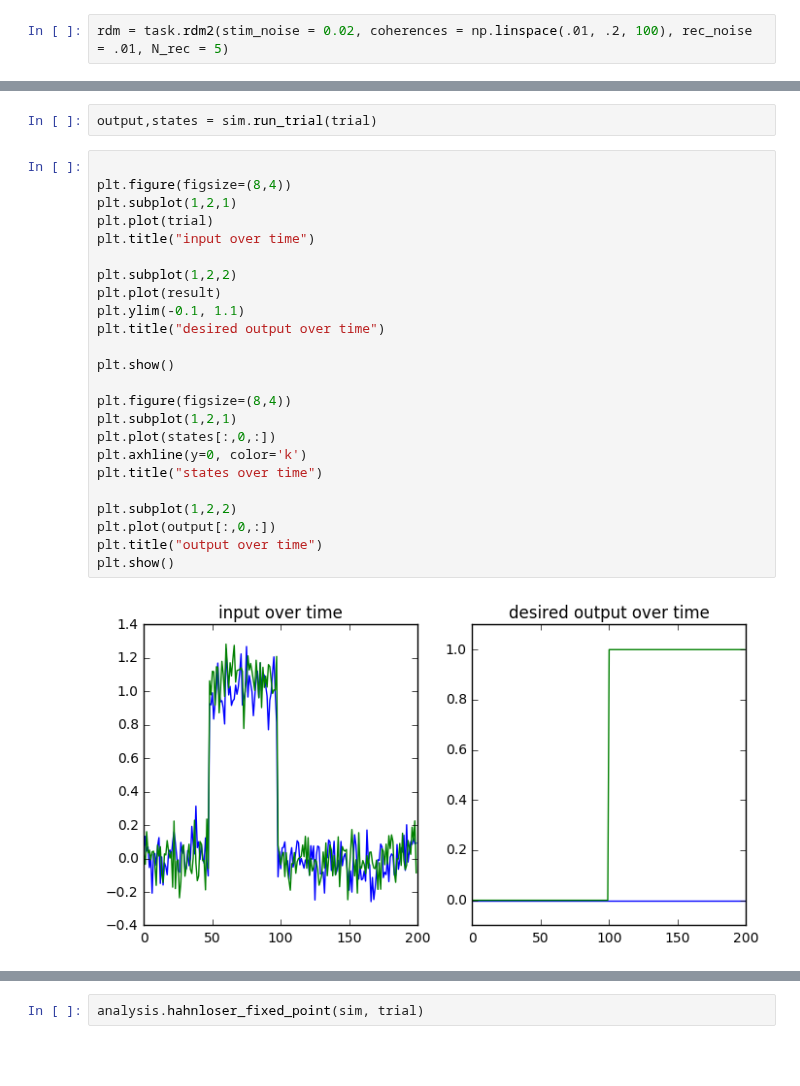
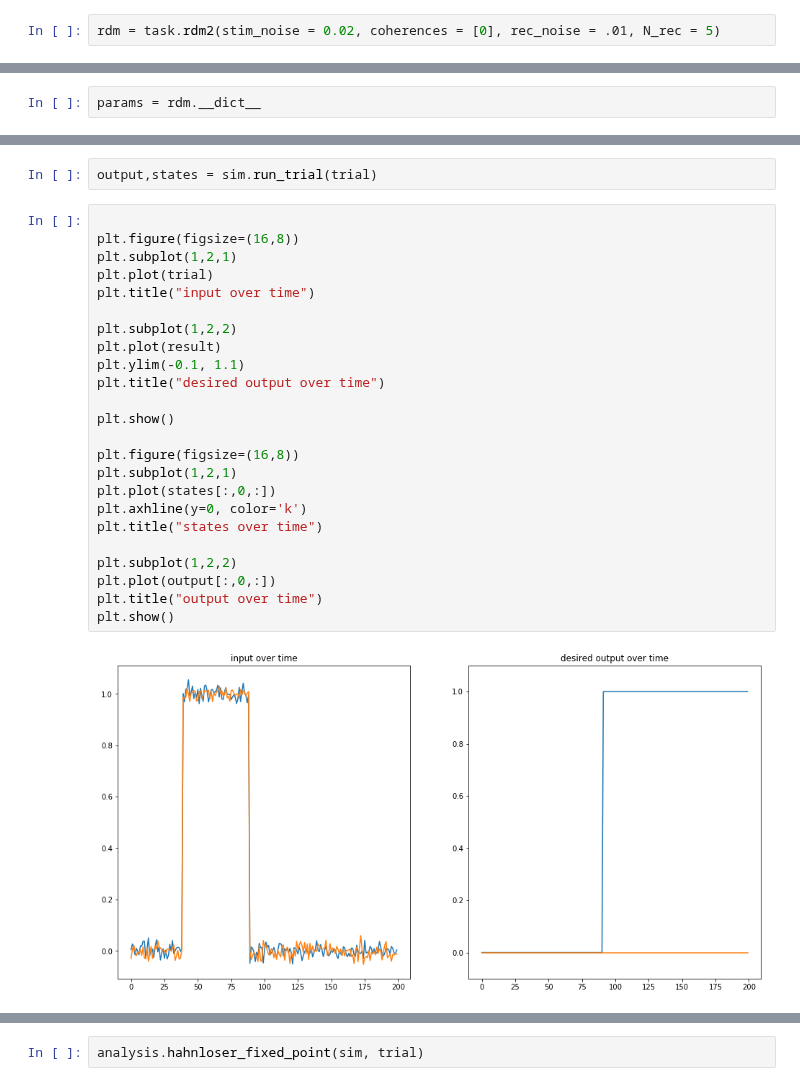
Before and after one commit to davidbrandfonbrener/sisyphus2, a Jupyter notebook: notebooks/RDM analysis.ipynb, the cells around one changed output, grey strips where cells are left out. Cells and saved outputs as stored; diff of their text form; blank space fills up the shorter version.

```diff
--- a/notebooks/RDM analysis.ipynb
+++ b/notebooks/RDM analysis.ipynb
@@ -34,9 +36,11 @@ from sisyphus2.backend import analysis, visualizations, simulation_tools
 from sisyphus2.backend.networks import Model
 from sisyphus2.tasks import task
 # %%
-rdm = task.rdm2(stim_noise = 0.02, coherences = np.linspace(.01, .2, 100), rec_noise = .01, N_rec = 5)
+rdm = task.rdm2(stim_noise = 0.02, coherences = [0], rec_noise = .01, N_rec = 5)
 # %%
 gen = rdm.generate_train_trials()
+# %%
+params = rdm.__dict__
 # %%
 rdm = task.rdm2(stim_noise = 0.1, coherences = np.linspace(.01, .2, 100), rec_noise = .01, N_rec = 5)
 # %% [markdown]
@@ -62,27 +66,27 @@ trial = np.vstack((trial, np.zeros((1000,2))))
 output,states = sim.run_trial(trial)
 # %%
 
-plt.figure(figsize=(8,4))
+plt.figure(figsize=(16,8))
 plt.subplot(1,2,1)
 plt.plot(trial)
 plt.title("input over time")
 
 plt.subplot(1,2,2)
 plt.plot(result)
 plt.ylim(-0.1, 1.1)
 plt.title("desired output over time")
 
 plt.show()
 
-plt.figure(figsize=(8,4))
+plt.figure(figsize=(16,8))
 plt.subplot(1,2,1)
 plt.plot(states[:,0,:])
 plt.axhline(y=0, color='k')
 plt.title("states over time")
 
 plt.subplot(1,2,2)
 plt.plot(output[:,0,:])
 plt.title("output over time")
 plt.show()
 # %% [output]
-[figure, old version]
+[figure, new version]
```
Also changed, not shown: parts of 7 cells of this notebook, 1 other file.
